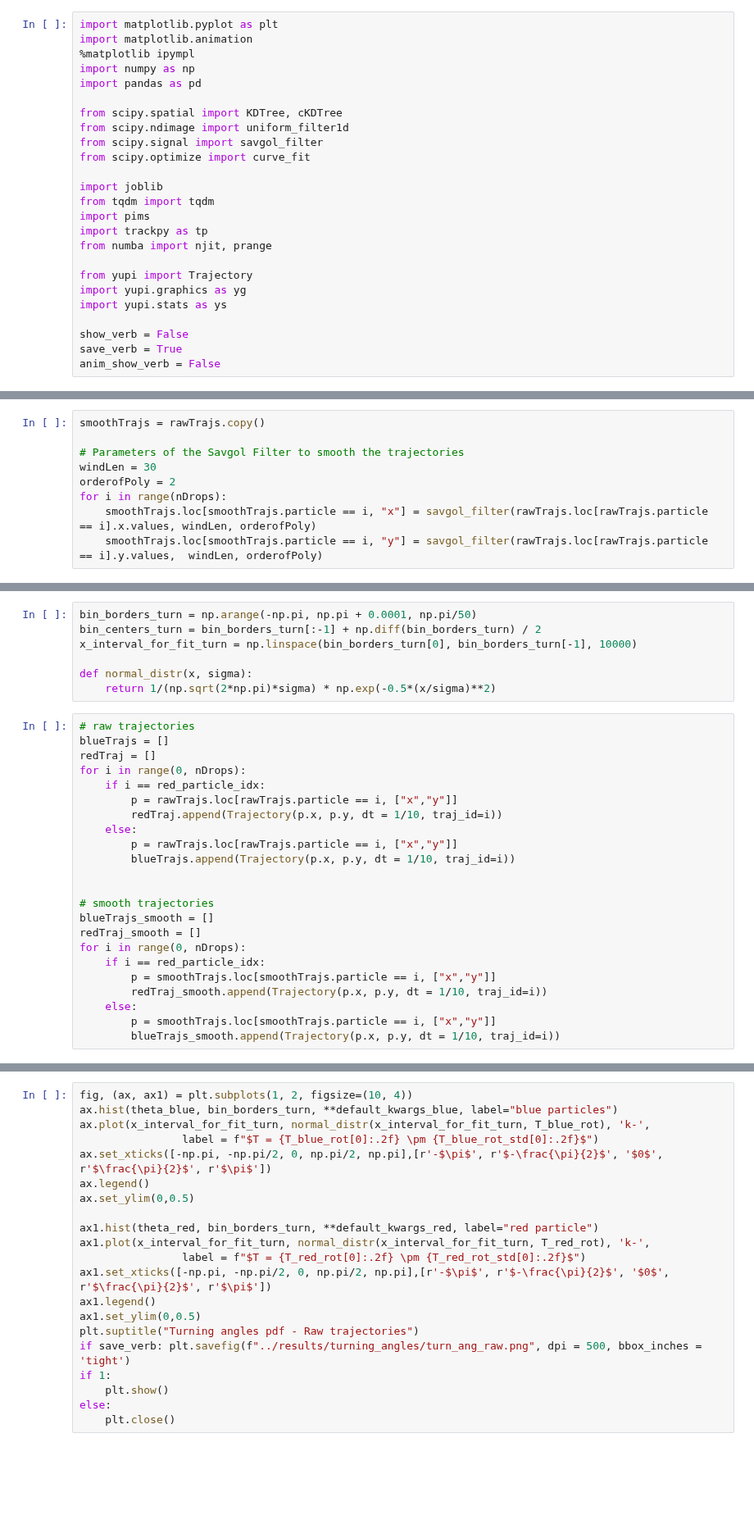
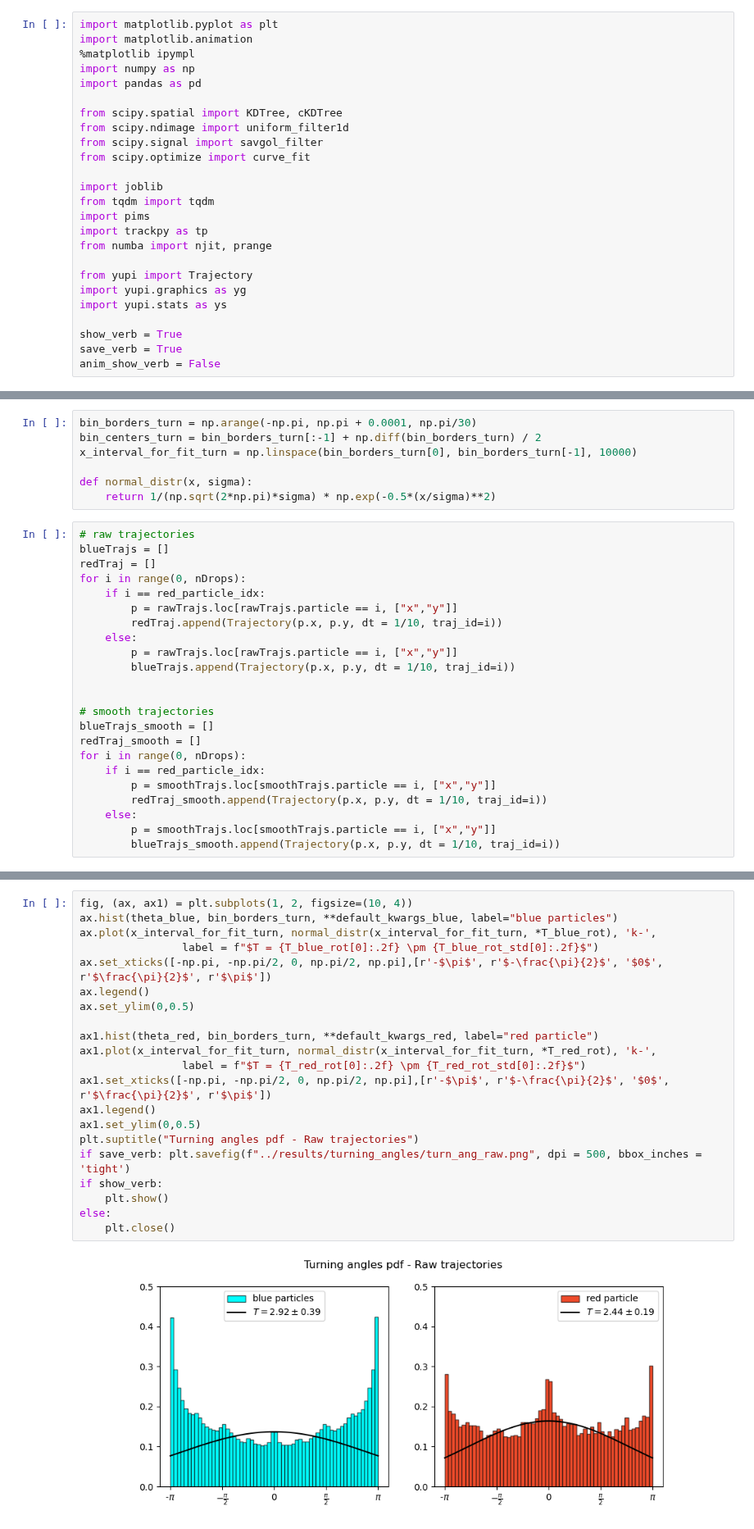
Before and after one commit to skandiz/MasterThesis, a Jupyter notebook: code/trajectoryAnalysis.ipynb, the cells around one changed output, grey strips where cells are left out. Shown at 82% size. Saved outputs shown, nothing was run; the diff lists cells and outputs as text; blank space fills up the shorter version.

```diff
--- a/code/trajectoryAnalysis.ipynb
+++ b/code/trajectoryAnalysis.ipynb
@@ -20,7 +20,7 @@ from yupi import Trajectory
 import yupi.graphics as yg
 import yupi.stats as ys
 
-show_verb = False
+show_verb = True
 save_verb = True
 anim_show_verb = False
 # %%
@@ -99,9 +68,0 @@ Smoothing of the trajectory using a Savgol Filter in order to drop the noise due
-# %%
-smoothTrajs = rawTrajs.copy()
-
-# Parameters of the Savgol Filter to smooth the trajectories
-windLen = 30
-orderofPoly = 2
-for i in range(nDrops):
-    smoothTrajs.loc[smoothTrajs.particle == i, "x"] = savgol_filter(rawTrajs.loc[rawTrajs.particle == i].x.values, windLen, orderofPoly)
-    smoothTrajs.loc[smoothTrajs.particle == i, "y"] = savgol_filter(rawTrajs.loc[rawTrajs.particle == i].y.values,  windLen, orderofPoly)
@@ -1021,7 +961,7 @@ else:
 
 $$ \huge f(x) = \frac{1}{\sigma \sqrt{2\pi}} e^{-\frac{x^2}{2\sigma^2}} $$
 # %%
-bin_borders_turn = np.arange(-np.pi, np.pi + 0.0001, np.pi/50)
+bin_borders_turn = np.arange(-np.pi, np.pi + 0.0001, np.pi/30)
 bin_centers_turn = bin_borders_turn[:-1] + np.diff(bin_borders_turn) / 2
 x_interval_for_fit_turn = np.linspace(bin_borders_turn[0], bin_borders_turn[-1], 10000)
 
@@ -1065,24 +1009,26 @@ T_red_rot_std = np.sqrt(np.diag(pcov))
 # %%
 fig, (ax, ax1) = plt.subplots(1, 2, figsize=(10, 4))
 ax.hist(theta_blue, bin_borders_turn, **default_kwargs_blue, label="blue particles")
-ax.plot(x_interval_for_fit_turn, normal_distr(x_interval_for_fit_turn, T_blue_rot), 'k-',
+ax.plot(x_interval_for_fit_turn, normal_distr(x_interval_for_fit_turn, *T_blue_rot), 'k-',
                 label = f"$T = {T_blue_rot[0]:.2f} \pm {T_blue_rot_std[0]:.2f}$")
 ax.set_xticks([-np.pi, -np.pi/2, 0, np.pi/2, np.pi],[r'-$\pi$', r'$-\frac{\pi}{2}$', '$0$', r'$\frac{\pi}{2}$', r'$\pi$'])
 ax.legend()
 ax.set_ylim(0,0.5)
 
 ax1.hist(theta_red, bin_borders_turn, **default_kwargs_red, label="red particle")
-ax1.plot(x_interval_for_fit_turn, normal_distr(x_interval_for_fit_turn, T_red_rot), 'k-',
+ax1.plot(x_interval_for_fit_turn, normal_distr(x_interval_for_fit_turn, *T_red_rot), 'k-',
                 label = f"$T = {T_red_rot[0]:.2f} \pm {T_red_rot_std[0]:.2f}$")
 ax1.set_xticks([-np.pi, -np.pi/2, 0, np.pi/2, np.pi],[r'-$\pi$', r'$-\frac{\pi}{2}$', '$0$', r'$\frac{\pi}{2}$', r'$\pi$'])
 ax1.legend()
 ax1.set_ylim(0,0.5)
 plt.suptitle("Turning angles pdf - Raw trajectories")
 if save_verb: plt.savefig(f"../results/turning_angles/turn_ang_raw.png", dpi = 500, bbox_inches = 'tight')
-if 1:
+if show_verb:
     plt.show()
 else:
     plt.close()
+# %% [output]
+[figure, added]
 # %%
 theta_blue_smooth = ys.turning_angles_ensemble(blueTrajs_smooth, centered = True)
 theta_red_smooth = ys.turning_angles_ensemble(redTraj_smooth, centered = True)
```
Also changed, not shown: parts of 11 cells of this notebook, 9 other files.
